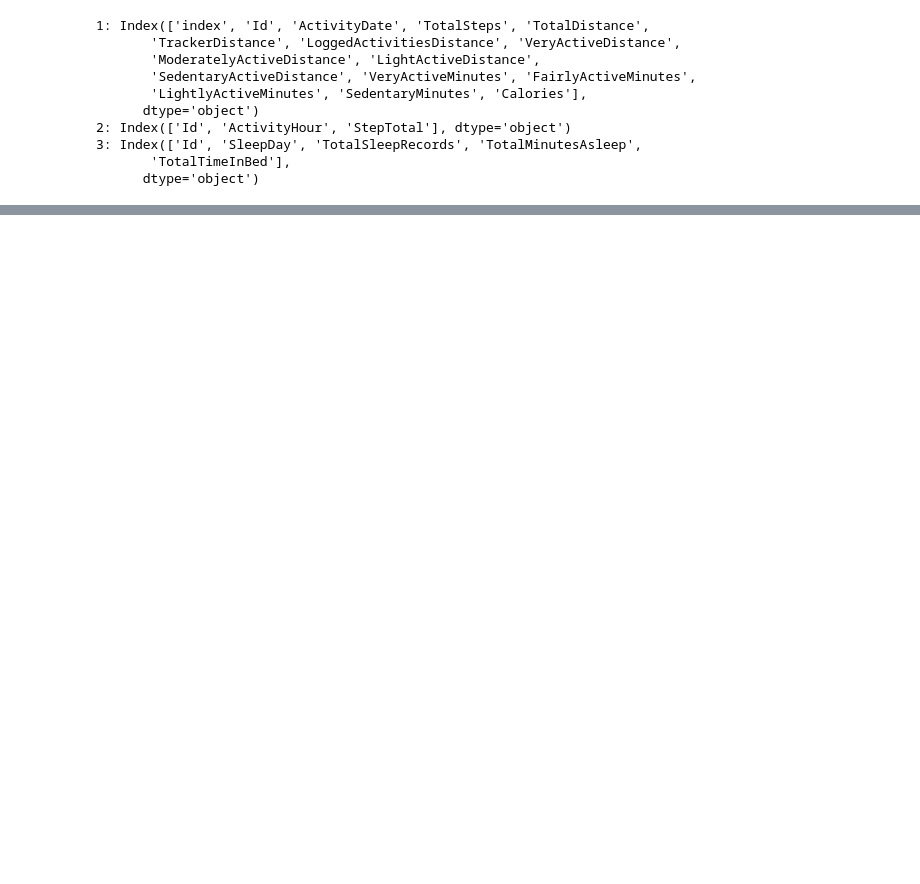
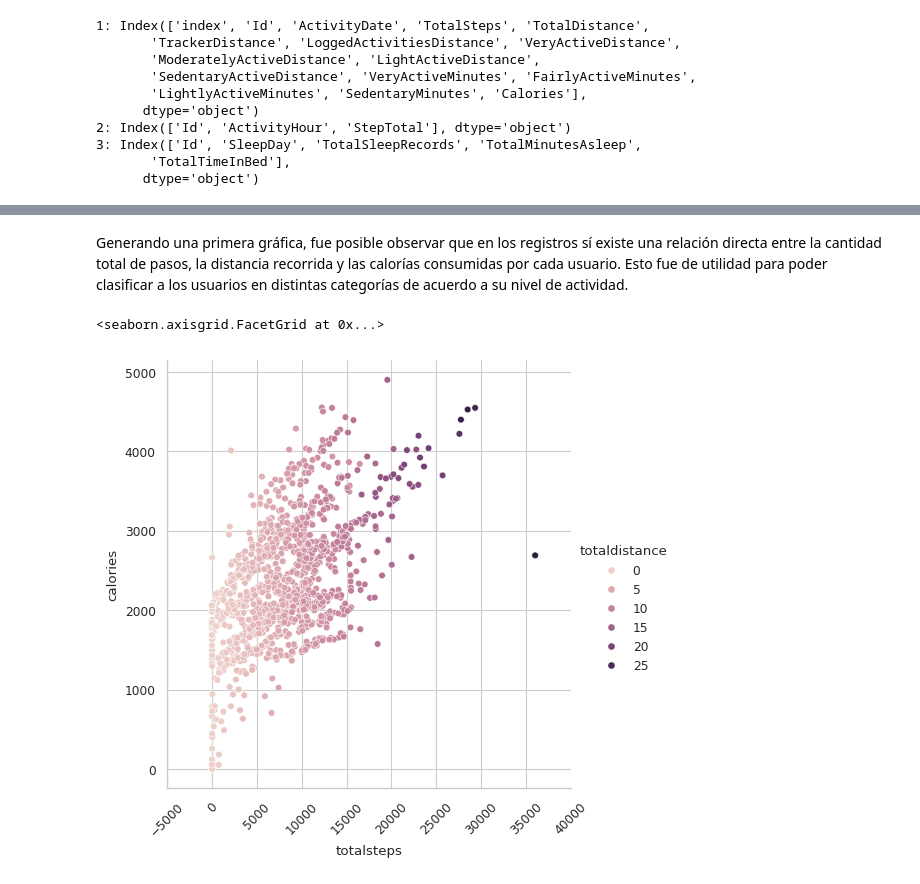
Before and after one commit to lugmenn/this-is-a-test, a Jupyter notebook: Fitbit_Analysis.ipynb, the cells around one changed output, grey strips where cells are left out. Cells and saved outputs as stored; diff of their text form; code cells hidden in the pictures; blank space fills up the shorter version.

```diff
--- a/Fitbit_Analysis.ipynb
+++ b/Fitbit_Analysis.ipynb
@@ -403,3 +421,7 @@ print('3:',sleepday.columns)
 3: Index(['Id', 'SleepDay', 'TotalSleepRecords', 'TotalMinutesAsleep',
        'TotalTimeInBed'],
       dtype='object')
+# %%
+cols = dailyact_filter.columns
+dailyact_filter.columns = [x.lower().strip() for x in cols]
+dailyact_filter.columns
@@ -405,0 +477,4 @@ print('3:',sleepday.columns)
+# %%
+# después de haber verificado que los datos no se encontraban con el formato adecuado, se realizó la conversión
+dailyact_filter['activitydate'] = pd.to_datetime(dailyact_filter.activitydate)
+print(dailyact_filter['activitydate'])
@@ -405,0 +517,4 @@ print('3:',sleepday.columns)
+# %%
+dailyact_clean = dailyact_filter.sort_values(by = ['id', 'activitydate'], ascending = [True, True], na_position = 'first', ignore_index = True)
+dailyact_clean.drop('index',inplace=True, axis=1)
+dailyact_clean.head()
@@ -405,0 +629,5 @@ print('3:',sleepday.columns)
+# %%
+# configurando el estilo de las gráficas que serán generadas a través de matplotlib y seaborn
+sns.set_context("paper")
+sns.set_theme('paper')
+sns.set_style('whitegrid')
@@ -405,0 +647,7 @@ print('3:',sleepday.columns)
+# %% [markdown]
+Generando una primera gráfica, fue posible observar que en los registros sí existe una relación directa entre la cantidad total de pasos, la distancia recorrida y las calorías consumidas por cada usuario. Esto fue de utilidad para poder clasificar a los usuarios en distintas categorías de acuerdo a su nivel de actividad.
+# %%
+sns.relplot(data = dailyact_clean, x = 'totalsteps', y = 'calories', hue = 'totaldistance').set_xticklabels(rotation=45)
+# %% [output]
+<seaborn.axisgrid.FacetGrid at 0x...>
+[figure, added]
```
Also changed, not shown: parts of 70 cells of this notebook.
